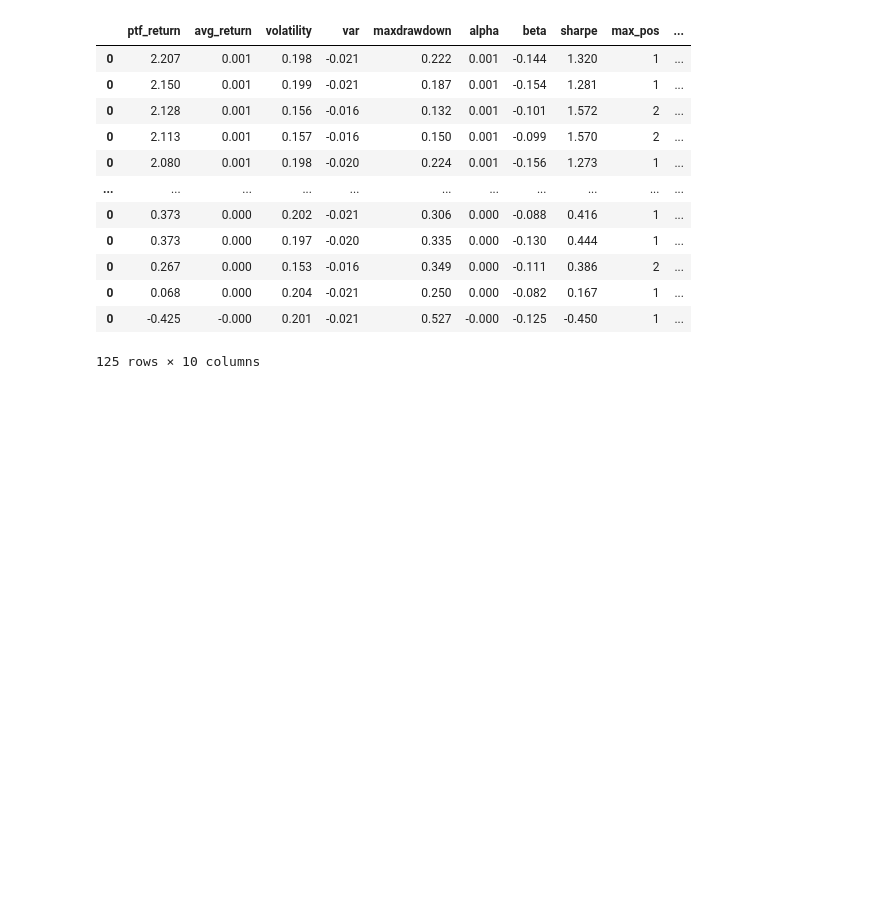
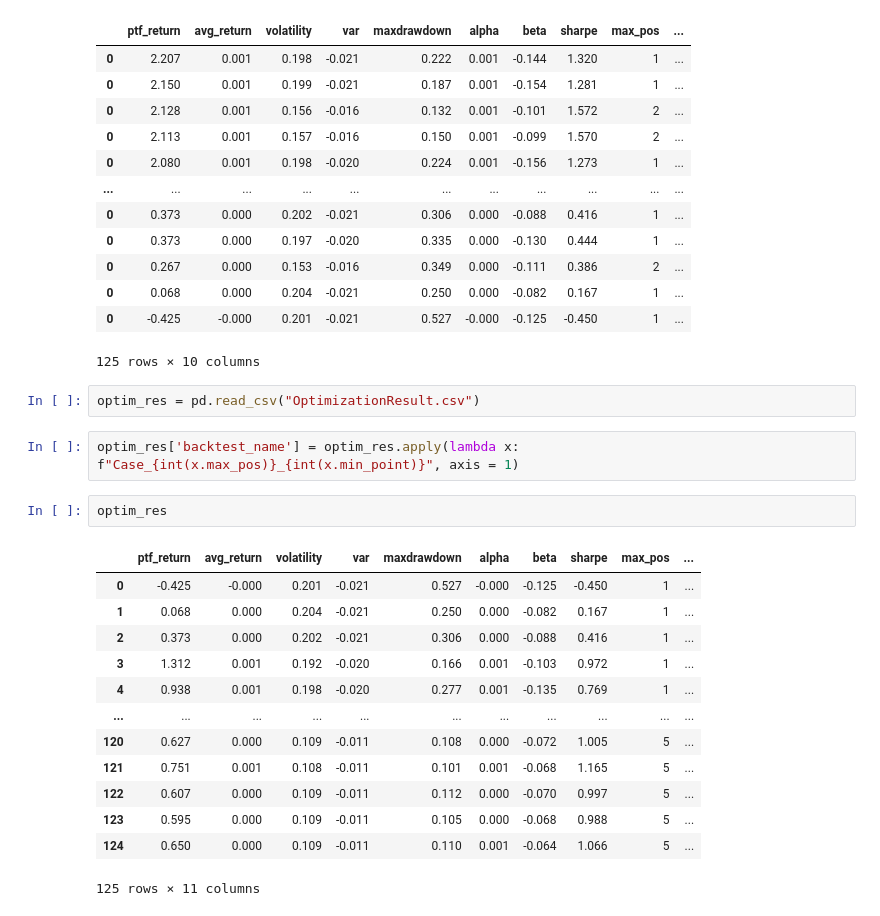
Before and after one commit to hugotang124/ISOM4520GroupProject, a Jupyter notebook: Project.ipynb, the cells around one changed output. Saved outputs shown, nothing was run; the diff lists cells and outputs as text; blank space fills up the shorter version.

```diff
--- a/Project.ipynb
+++ b/Project.ipynb
@@ -343,3 +345,23 @@ optim_res.sort_values(by = "ptf_return", ascending = False)
 | 0 | 0.068 | 0.000 | 0.204 | -0.021 | 0.250 | 0.000 | -0.082 | 0.167 | 1 | ... |
 | 0 | -0.425 | -0.000 | 0.201 | -0.021 | 0.527 | -0.000 | -0.125 | -0.450 | 1 | ... |
 125 rows × 10 columns
+# %%
+optim_res = pd.read_csv("OptimizationResult.csv")
+# %%
+optim_res['backtest_name'] = optim_res.apply(lambda x: f"Case_{int(x.max_pos)}_{int(x.min_point)}", axis = 1)
+# %%
+optim_res
+# %% [output]
+|  | ptf_return | avg_return | volatility | var | maxdrawdown | alpha | beta | sharpe | max_pos | ... |
+| 0 | -0.425 | -0.000 | 0.201 | -0.021 | 0.527 | -0.000 | -0.125 | -0.450 | 1 | ... |
+| 1 | 0.068 | 0.000 | 0.204 | -0.021 | 0.250 | 0.000 | -0.082 | 0.167 | 1 | ... |
+| 2 | 0.373 | 0.000 | 0.202 | -0.021 | 0.306 | 0.000 | -0.088 | 0.416 | 1 | ... |
+| 3 | 1.312 | 0.001 | 0.192 | -0.020 | 0.166 | 0.001 | -0.103 | 0.972 | 1 | ... |
+| 4 | 0.938 | 0.001 | 0.198 | -0.020 | 0.277 | 0.001 | -0.135 | 0.769 | 1 | ... |
+| ... | ... | ... | ... | ... | ... | ... | ... | ... | ... | ... |
+| 120 | 0.627 | 0.000 | 0.109 | -0.011 | 0.108 | 0.000 | -0.072 | 1.005 | 5 | ... |
+| 121 | 0.751 | 0.001 | 0.108 | -0.011 | 0.101 | 0.001 | -0.068 | 1.165 | 5 | ... |
+| 122 | 0.607 | 0.000 | 0.109 | -0.011 | 0.112 | 0.000 | -0.070 | 0.997 | 5 | ... |
+| 123 | 0.595 | 0.000 | 0.109 | -0.011 | 0.105 | 0.000 | -0.068 | 0.988 | 5 | ... |
+| 124 | 0.650 | 0.000 | 0.109 | -0.011 | 0.110 | 0.001 | -0.064 | 1.066 | 5 | ... |
+125 rows × 11 columns
```
Also changed, not shown: parts of 7 cells of this notebook, 1 other file.
